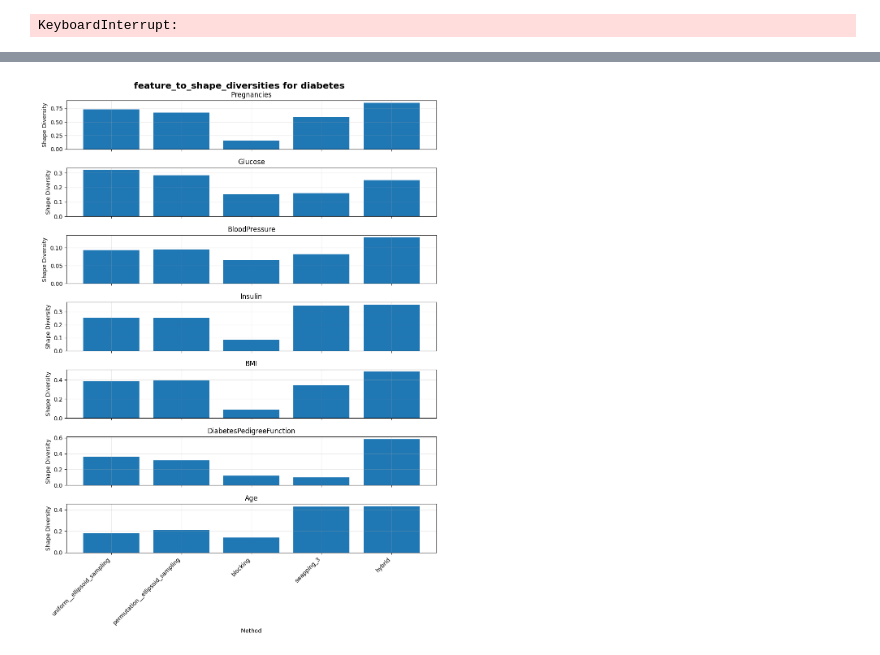
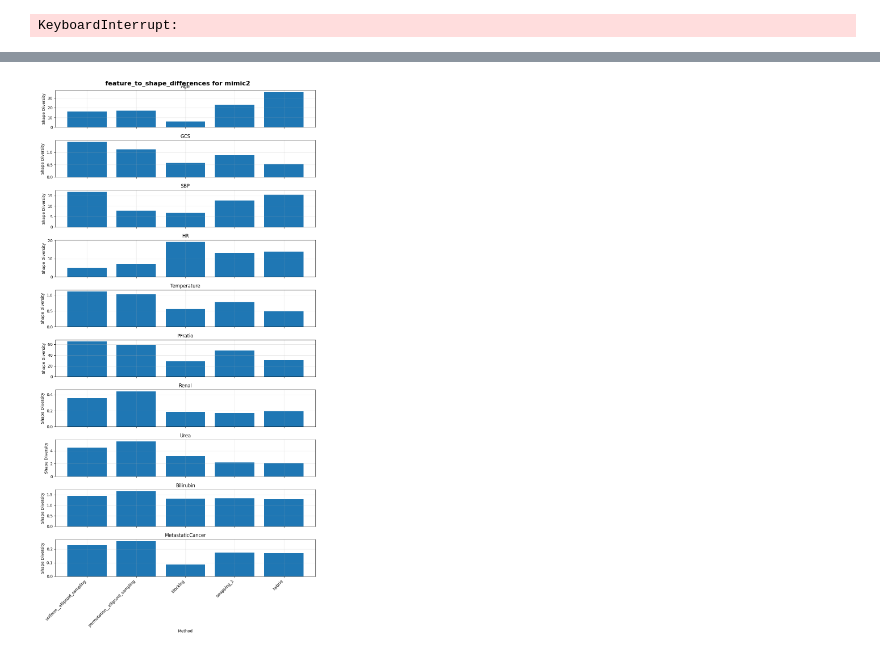
Before and after one commit to chrisli36/gam-rashoman-set, a Jupyter notebook: method_scripts/method_evaluation.ipynb, the cells around one changed output, grey strips where cells are left out. Cells and saved outputs as stored; diff of their text form; code cells hidden in the pictures.

Commit message:
improved plotting

```diff
--- a/method_scripts/method_evaluation.ipynb
+++ b/method_scripts/method_evaluation.ipynb
@@ -301,8 +303,8 @@ show_model_reliance(all_datasets_results, "mimic2")
 # %%
 x = ['feature_to_shape_differences', 'feature_to_shape_diversities']
-show_feature_to_shape_diversity(all_datasets_results, "diabetes", x[1])
+show_feature_to_shape_diversity(all_datasets_results, "mimic2", x[0])
 # %% [output]
-[figure, old version]
+[figure, new version]
 # %%
 show_swapping_percentages(all_datasets_results, "bank")
 # %% [output]
```
Also changed, not shown: parts of 8 cells of this notebook, 5 other files.
